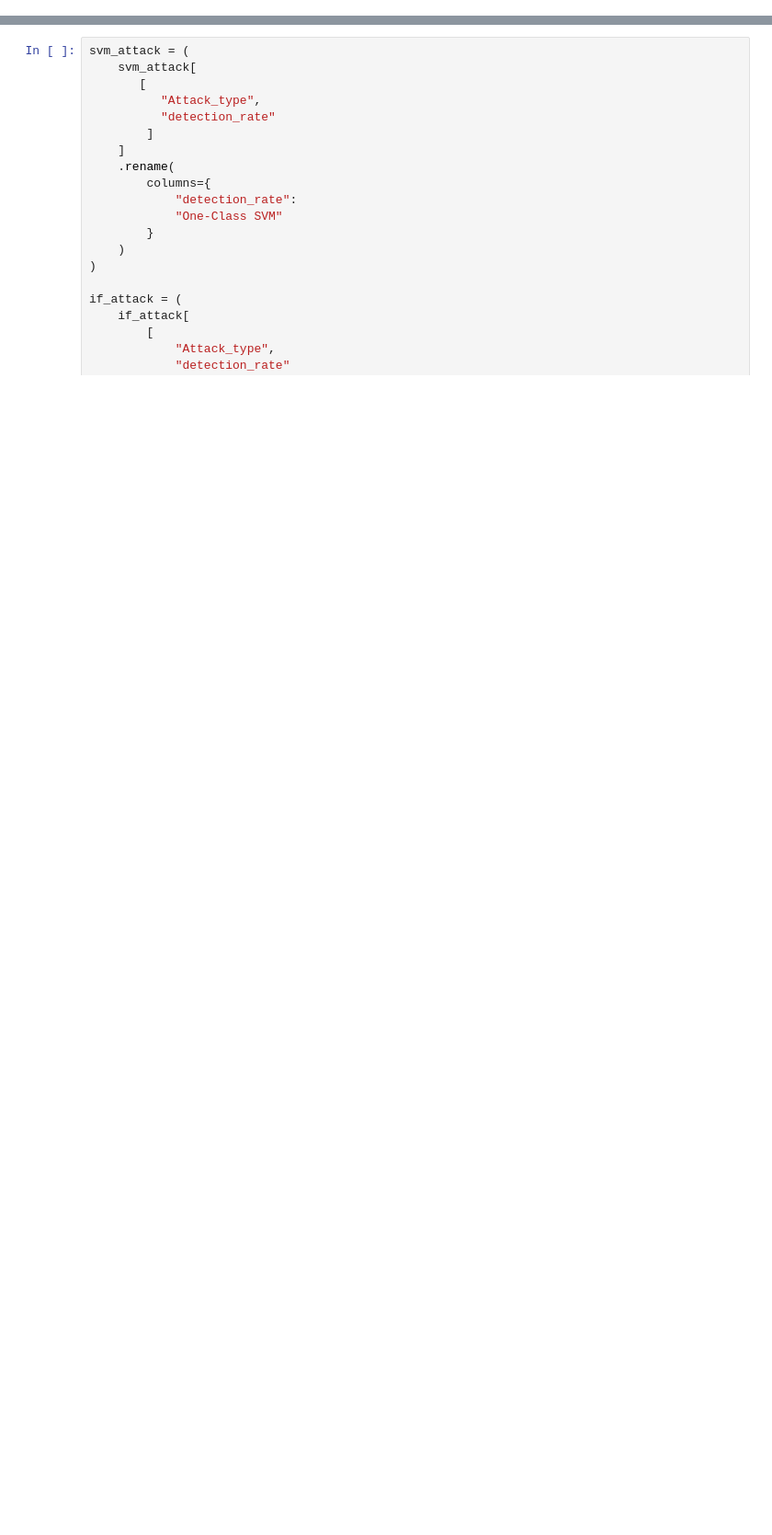
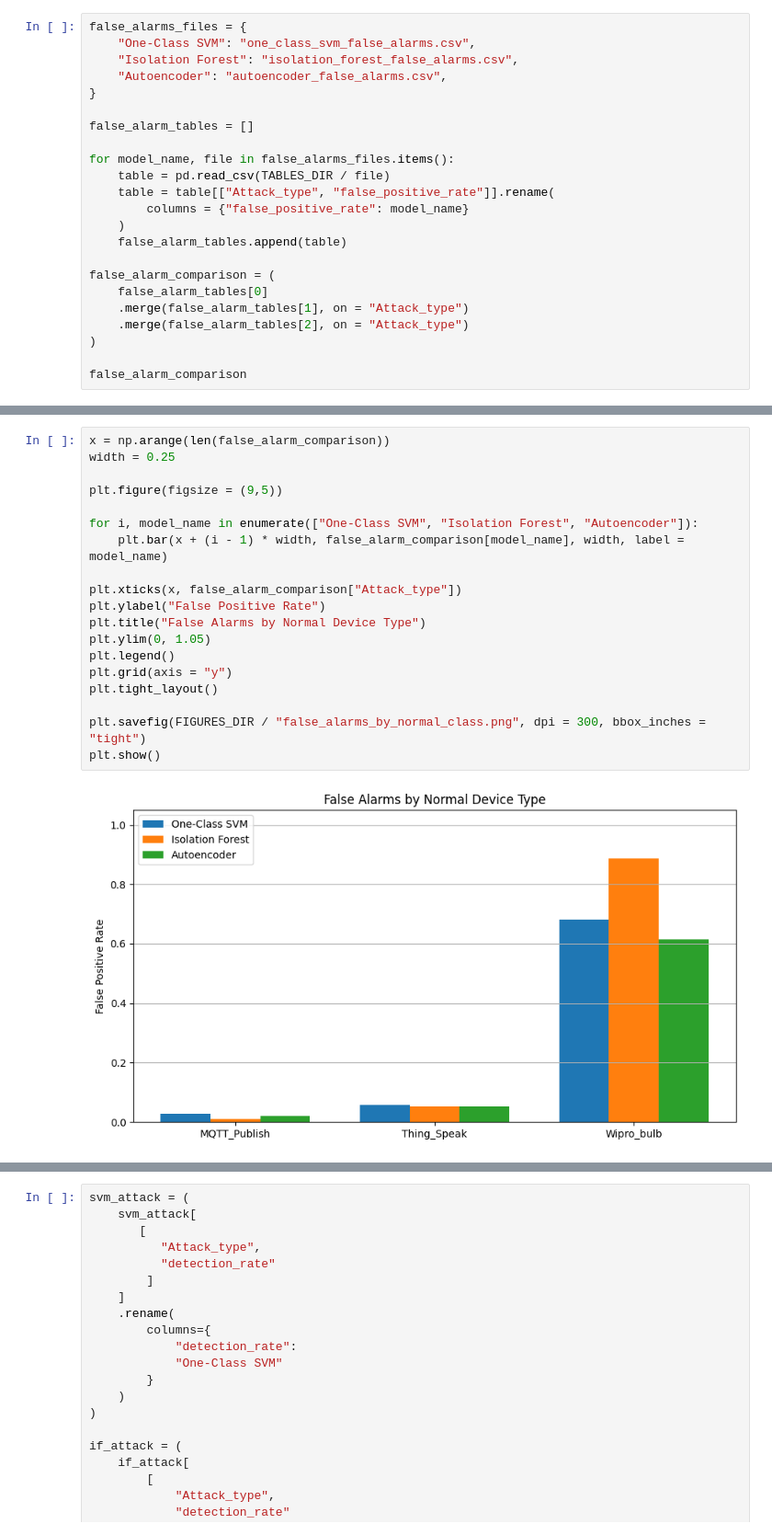
Before and after one commit to pinguinoadelia/RT-IoT2022-Anomaly-Detection, a Jupyter notebook: notebooks/06_model_comparison.ipynb, the cells around one changed output, grey strips where cells are left out. Shown at 92% size. Saved outputs shown, nothing was run; the diff lists cells and outputs as text; blank space fills up the shorter version.

```diff
--- a/notebooks/06_model_comparison.ipynb
+++ b/notebooks/06_model_comparison.ipynb
@@ -144,0 +131,23 @@ confusion_comparison
+# %%
+false_alarms_files = {
+    "One-Class SVM": "one_class_svm_false_alarms.csv",
+    "Isolation Forest": "isolation_forest_false_alarms.csv",
+    "Autoencoder": "autoencoder_false_alarms.csv",
+}
+
+false_alarm_tables = []
+
+for model_name, file in false_alarms_files.items():
+    table = pd.read_csv(TABLES_DIR / file)
+    table = table[["Attack_type", "false_positive_rate"]].rename(
+        columns = {"false_positive_rate": model_name}
+    )
+    false_alarm_tables.append(table)
+
+false_alarm_comparison = (
+    false_alarm_tables[0]
+    .merge(false_alarm_tables[1], on = "Attack_type")
+    .merge(false_alarm_tables[2], on = "Attack_type")
+)
+
+false_alarm_comparison
@@ -145 +159,22 @@ confusion_comparison
+# %%
+x = np.arange(len(false_alarm_comparison))
+width = 0.25
+
+plt.figure(figsize = (9,5))
+
+for i, model_name in enumerate(["One-Class SVM", "Isolation Forest", "Autoencoder"]):
+    plt.bar(x + (i - 1) * width, false_alarm_comparison[model_name], width, label = model_name)
+
+plt.xticks(x, false_alarm_comparison["Attack_type"])
+plt.ylabel("False Positive Rate")
+plt.title("False Alarms by Normal Device Type")
+plt.ylim(0, 1.05)
+plt.legend()
+plt.grid(axis = "y")
+plt.tight_layout()
+
+plt.savefig(FIGURES_DIR / "false_alarms_by_normal_class.png", dpi = 300, bbox_inches = "tight")
+plt.show()
+# %% [output]
+[figure, added]
 # %%
```
Also changed, not shown: parts of 18 cells of this notebook, 10 other files.
